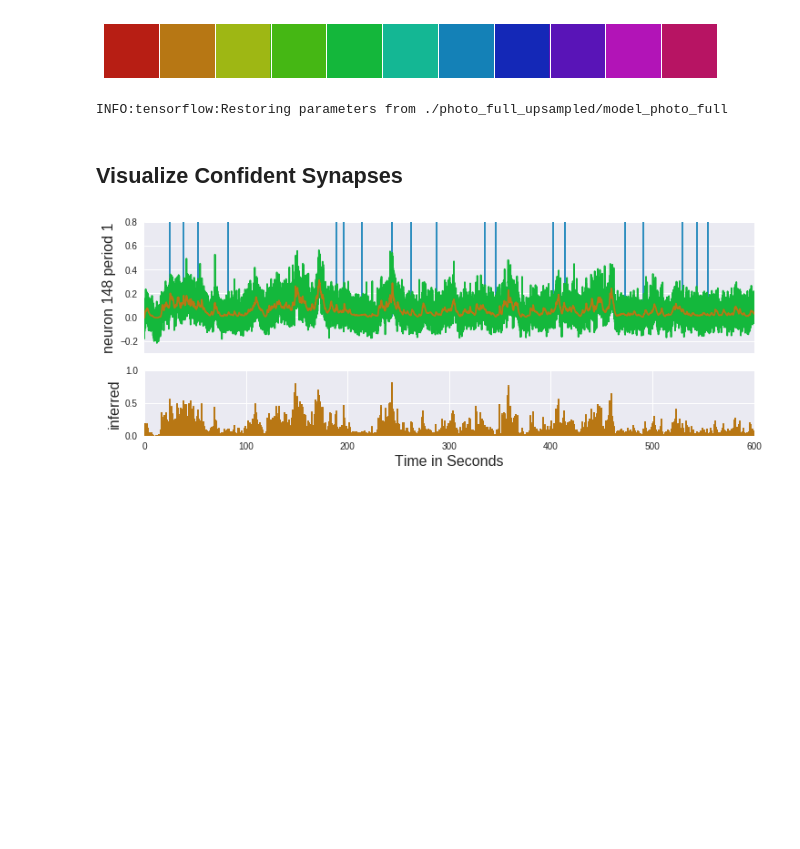
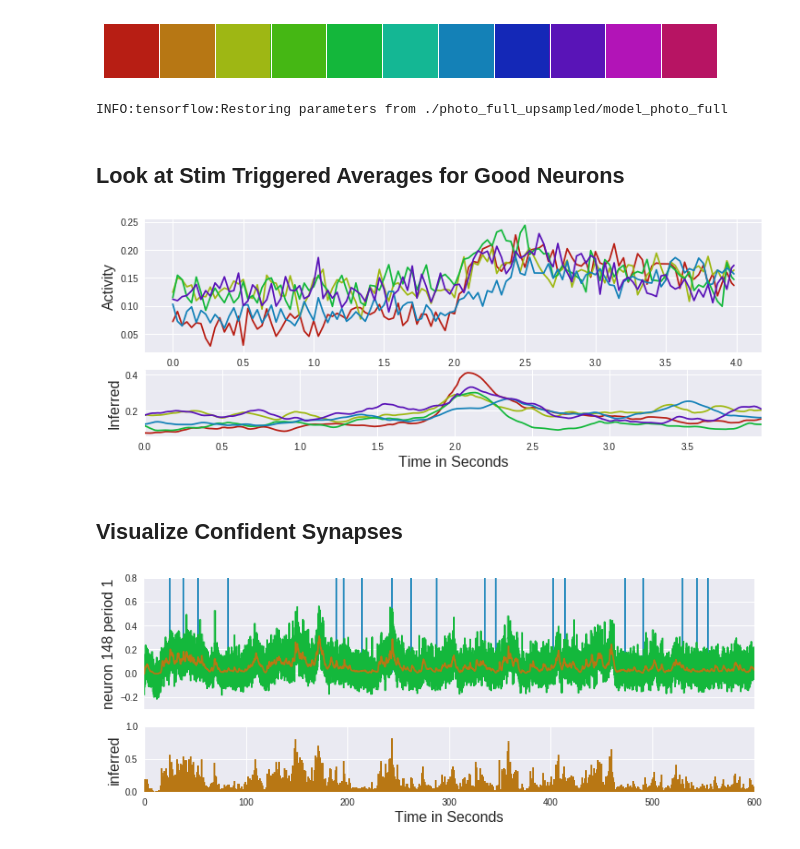
Before and after one commit to ionatankuperwajs/causal_inf, a Jupyter notebook: Full Upsampled/Perturbed/stim_triggered_avgs.ipynb, the cells around one changed output. Saved outputs shown, nothing was run; the diff lists cells and outputs as text; code cells hidden in the pictures; blank space fills up the shorter version.

```diff
--- a/Full Upsampled/Perturbed/spike_triggered_avgs.ipynb
+++ b/Full Upsampled/Perturbed/stim_triggered_avgs.ipynb
@@ -80,3 +80,5 @@ Nb = 2
 Nl = 2
 
 file.close()
+# %% [markdown]
+## Look at Stim Triggered Averages for Good Neurons
@@ -83,3 +161,9 @@ file.close()
+# %%
+good_neurons = [0,4,6,14,17]
+
+spike_trigger_avg_multi(good_neurons, 2, cp, 1/60)
+# %% [output]
+[figure, added]
 # %% [markdown]
 ## Visualize Confident Synapses
 # %%
```
Also changed, not shown: parts of 5 cells of this notebook.
